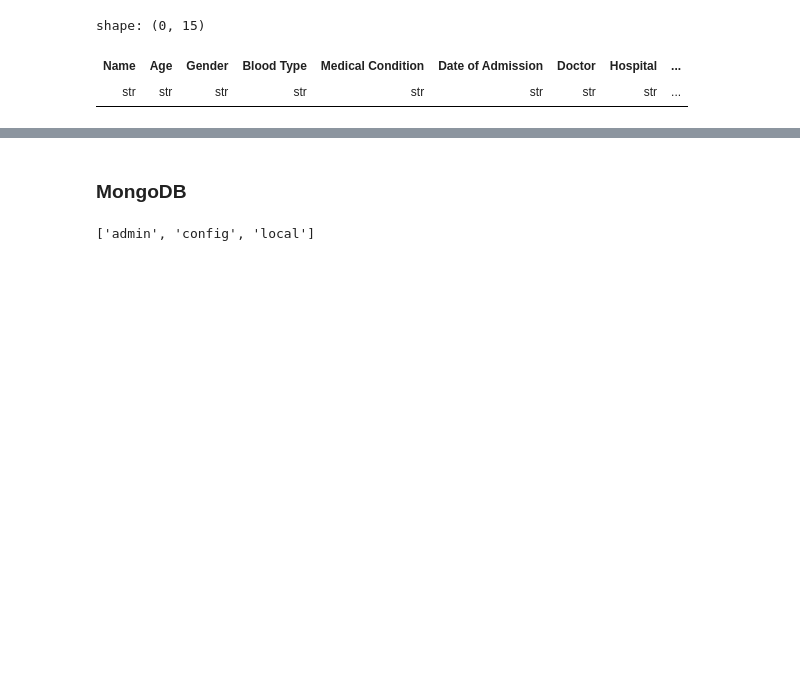
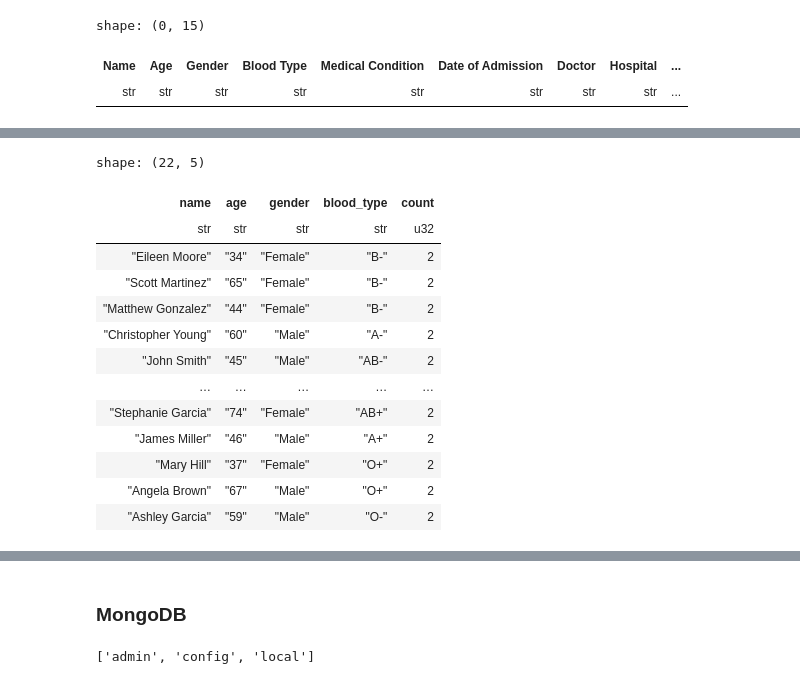
Before and after one commit to JoaquimDiaz/01_data_engineer, a Jupyter notebook: 05_NoSQL/notebook.ipynb, the cells around one changed output, grey strips where cells are left out. Drawn from its saved outputs; the diff is of its cells as text; code cells hidden in the pictures; blank space fills up the shorter version.

```diff
--- a/05_NoSQL/notebook.ipynb
+++ b/05_NoSQL/notebook.ipynb
@@ -35,0 +89,26 @@ df = (
+# %%
+(
+    df.group_by(
+        pl.col(['name','age','gender','blood_type'])
+    )
+    .len('count')
+    .sort(by='count',descending=True)
+    .filter(
+        pl.col('count') > 1
+    )
+)
+# %% [output]
+shape: (22, 5)
+| name | age | gender | blood_type | count |
+| str | str | str | str | u32 |
+| "Eileen Moore" | "34" | "Female" | "B-" | 2 |
+| "Scott Martinez" | "65" | "Female" | "B-" | 2 |
+| "Matthew Gonzalez" | "44" | "Female" | "B-" | 2 |
+| "Christopher Young" | "60" | "Male" | "A-" | 2 |
+| "John Smith" | "45" | "Male" | "AB-" | 2 |
+| … | … | … | … | … |
+| "Stephanie Garcia" | "74" | "Female" | "AB+" | 2 |
+| "James Miller" | "46" | "Male" | "A+" | 2 |
+| "Mary Hill" | "37" | "Female" | "O+" | 2 |
+| "Angela Brown" | "67" | "Male" | "O+" | 2 |
+| "Ashley Garcia" | "59" | "Male" | "O-" | 2 |
```
Also changed, not shown: parts of 26 cells of this notebook, 10 other files.
